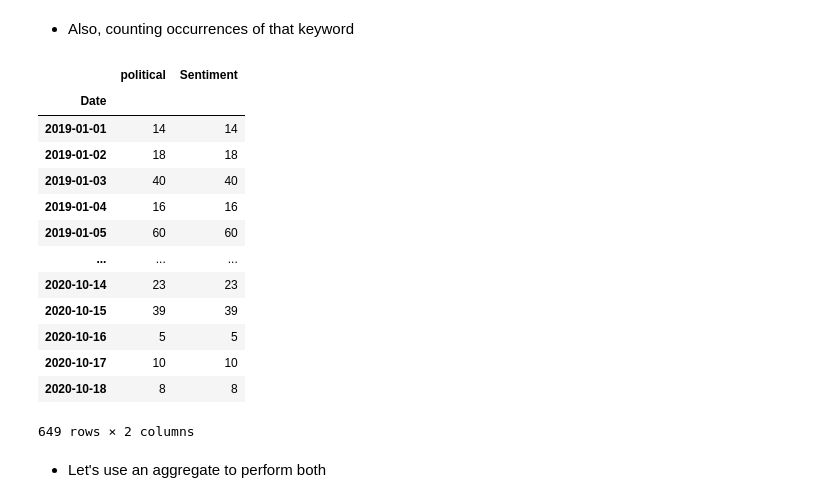
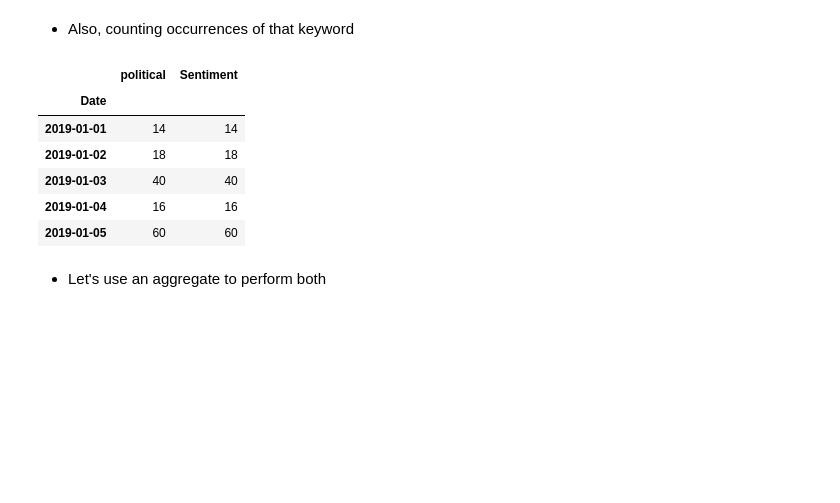
Before and after one commit to albertovpd/automated_ML_regression, a Jupyter notebook: data_exploration.ipynb, the cells around one changed output. Cells and saved outputs as stored; diff of their text form; code cells hidden in the pictures; blank space fills up the shorter version.

```diff
--- a/data_exploration.ipynb
+++ b/data_exploration.ipynb
@@ -159,22 +148,15 @@ df_political[df_political["political"]=="juicio"].groupby("Date").mean()
 # %% [markdown]
 - Also, counting occurrences of that keyword
 # %%
-df_political[df_political["political"]=="juicio"].groupby("Date").count()
+df_political[df_political["political"]=="juicio"].groupby("Date").count().head()
 # %% [output]
 |  | political | Sentiment |
 | Date |  |  |
 | 2019-01-01 | 14 | 14 |
 | 2019-01-02 | 18 | 18 |
 | 2019-01-03 | 40 | 40 |
 | 2019-01-04 | 16 | 16 |
 | 2019-01-05 | 60 | 60 |
-| ... | ... | ... |
-| 2020-10-14 | 23 | 23 |
-| 2020-10-15 | 39 | 39 |
-| 2020-10-16 | 5 | 5 |
-| 2020-10-17 | 10 | 10 |
-| 2020-10-18 | 8 | 8 |
-649 rows × 2 columns
 # %% [markdown]
 - Let's use an aggregate to perform both
 # %%
```
Also changed, not shown: parts of 24 cells of this notebook.
